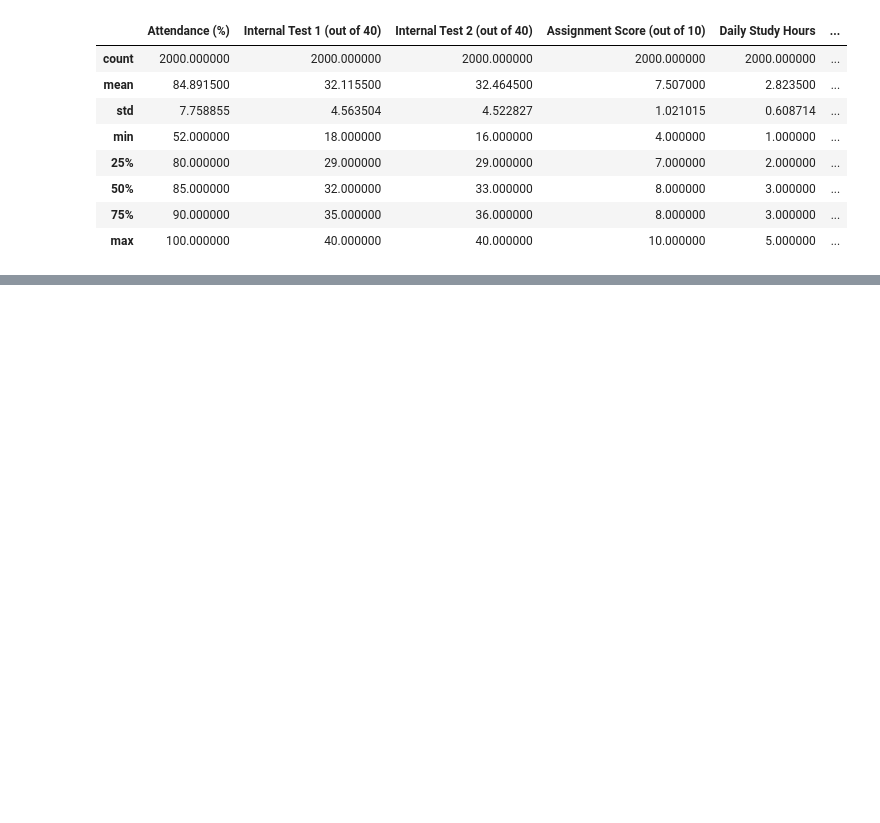
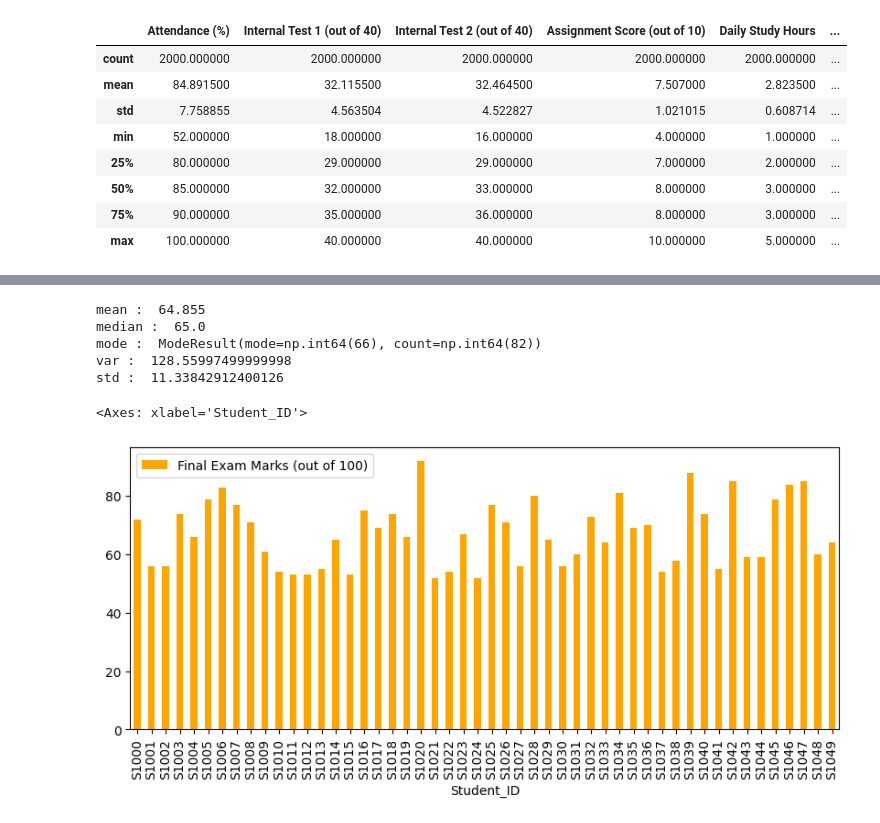
Before and after one commit to rafiramdhani12/data-sains, a Jupyter notebook: projek_data_sains.ipynb, the cells around one changed output, grey strips where cells are left out. Drawn from its saved outputs; the diff is of its cells as text; code cells hidden in the pictures; blank space fills up the shorter version.

```diff
--- a/projek_data_sains.ipynb
+++ b/projek_data_sains.ipynb
@@ -85,0 +86,20 @@ Final Exam Marks (out of 100)                       1.000000
+# %%
+grades = df_students["Final Exam Marks (out of 100)"]
+
+print("mean : " , np.mean(grades))
+print("median : " , np.median(grades))
+print("mode : " , stats.mode(grades))
+print("var : " , np.var(grades))
+print("std : " , np.std(grades))
+# %% [output]
+mean :  64.855
+median :  65.0
+mode :  ModeResult(mode=np.int64(66), count=np.int64(82))
+var :  128.55997499999998
+std :  11.33842912400126
+# %%
+df_plot = df_students.head(50)
+df_plot.plot.bar(x="Student_ID" , y="Final Exam Marks (out of 100)" , figsize=(10,4), color="orange")
+# %% [output]
+<Axes: xlabel='Student_ID'>
+[figure, added]
```
Also changed, not shown: parts of 14 cells of this notebook.
